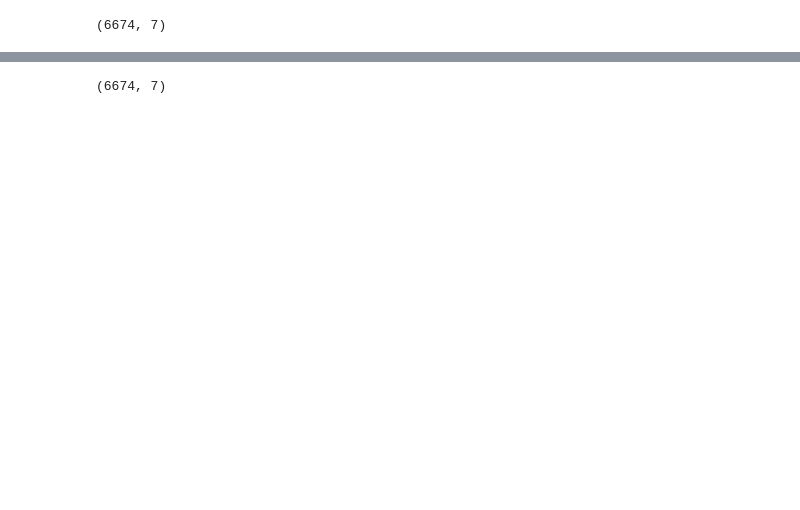
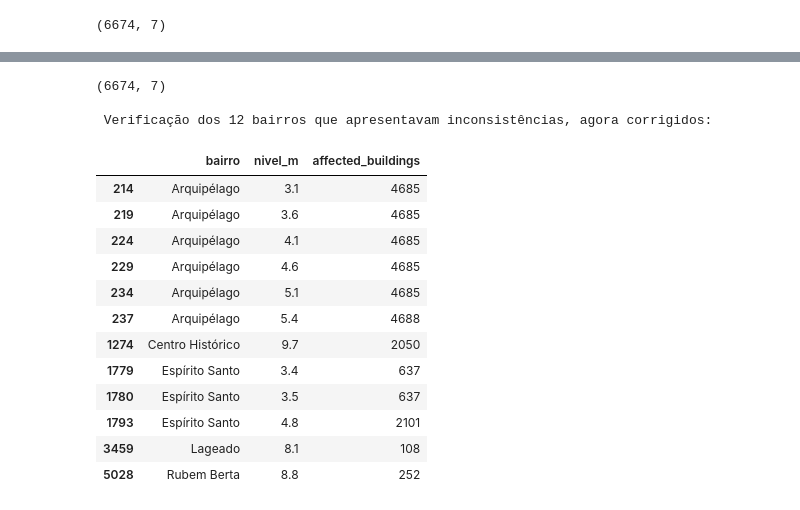
Before and after one commit to diegoborges-git/projeto-enchentes, a Jupyter notebook: notebooks/limpeza_dados.ipynb, the cells around one changed output, grey strips where cells are left out. Drawn from its saved outputs; the diff is of its cells as text; code cells hidden in the pictures; blank space fills up the shorter version.

```diff
--- a/notebooks/limpeza_dados.ipynb
+++ b/notebooks/limpeza_dados.ipynb
@@ -74,22 +182,50 @@ Total de inconsistências físicas encontradas: 12
 | 10 | Lageado | 8.1 | 0 | 108 |
 | 11 | Rubem Berta | 8.8 | 0 | 252 |
 # %%
-#Correção das incosistencias
-df_limpo = df.copy()
+#Correção das inconsistencias
+df_limpo = df.copy() #Cópia do DataFrame original
 
-# Ordena o dataframe por bairro e nível do rio para garantir a sequência correta
+#ordena os bairros por ordem alfabética, e os nívels do menor para o maior(3.0m até 10.0m), reset_index(drop=True) refaz a numeação da linhas das tabelas(0,1,2,...)
 df_limpo = df_limpo.sort_values(by=["bairro", "nivel_m"]).reset_index(drop=True)
 
-# Garante que o número de prédios afetados nunca diminui conforme o nível do rio sobe
-df_limpo["affected_buildings"] = df_limpo.groupby("bairro")["affected_buildings"].cummax()
+#Corrige o múmero de prédios afetados caso ele caia após o nível subir. O valor se torna o maior valor encontrado até o momento
+df_limpo["affected_buildings"] = df_limpo.groupby("bairro")["affected_buildings"].cummax()#Cumulative Maximum/Máximo Acumulado.
 
-# atualiza os campos dependentes (percentage e affected_population) para manter a coerência matemática
+
+# corrige os campos dependentes da coluna affected_buildings (percentage e affected_population)
 df_limpo["percentage"] = (df_limpo["affected_buildings"] / df_limpo["total_buildings"]) * 100
 df_limpo["affected_population"] = df_limpo["population"] * df_limpo["percentage"] / 100
 
+#apenas para verificar
 print(df_limpo.shape)
+
+#Exibição das inconsistências corrigidas
+
+#transformamos em uma lista de tuplas (bairro, nível) onde ocorreu a inconsistência
+inconsistencias_fisicas = list(zip(df_inconsistencias_fisicas["bairro"], df_inconsistencias_fisicas["nivel_m"]))
+# verifica se cada tupla está no DataFrame, nas linhas que encontrar marca como True
+condicao_filtro = df_limpo.set_index(["bairro", "nivel_m"]).index.isin(inconsistencias_fisicas)
+df_conferencia_fisica = df_limpo[condicao_filtro] # mantém apenas onde as linhas deram True
+
+print(f"\n Verificação dos {len(df_conferencia_fisica)} bairros que apresentavam inconsistências, agora corrigidos:")
+display(df_conferencia_fisica[["bairro", "nivel_m", "affected_buildings"]])
 # %% [output]
 (6674, 7)
+
+ Verificação dos 12 bairros que apresentavam inconsistências, agora corrigidos:
+|  | bairro | nivel_m | affected_buildings |
+| 214 | Arquipélago | 3.1 | 4685 |
+| 219 | Arquipélago | 3.6 | 4685 |
+| 224 | Arquipélago | 4.1 | 4685 |
+| 229 | Arquipélago | 4.6 | 4685 |
+| 234 | Arquipélago | 5.1 | 4685 |
+| 237 | Arquipélago | 5.4 | 4688 |
+| 1274 | Centro Histórico | 9.7 | 2050 |
+| 1779 | Espírito Santo | 3.4 | 637 |
+| 1780 | Espírito Santo | 3.5 | 637 |
+| 1793 | Espírito Santo | 4.8 | 2101 |
+| 3459 | Lageado | 8.1 | 108 |
+| 5028 | Rubem Berta | 8.8 | 252 |
 # %%
 
 df_copia = df.copy()
```
Also changed, not shown: parts of 12 cells of this notebook.
